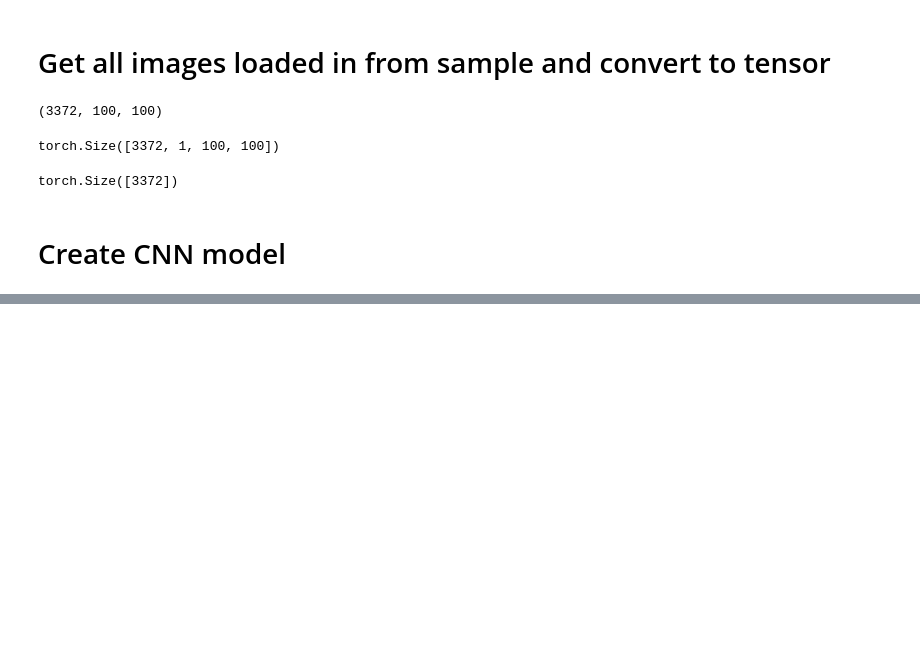
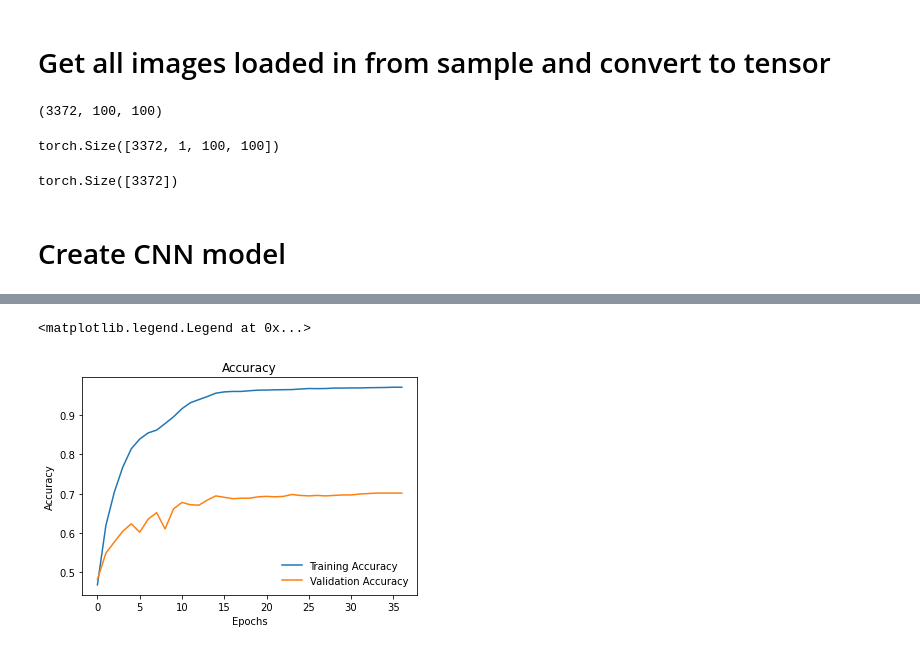
Before and after one commit to maxBruckhaus/clothing-classifier, a Jupyter notebook: FinalModel.ipynb, the cells around one changed output, grey strips where cells are left out. Cells and saved outputs as stored; diff of their text form; code cells hidden in the pictures; blank space fills up the shorter version.

```diff
--- a/FinalModel.ipynb
+++ b/FinalModel.ipynb
@@ -126,24 +126,28 @@ class ConvNN(nn.Module):
         self.cnn_layers = nn.Sequential (
             # Conv 1
             nn.Conv2d(1, 64, kernel_size=5, stride=1, padding=2),   # output = 100 x 100 x 512
+            nn.ReLU(inplace=True),
             nn.BatchNorm2d(64),
-            nn.ReLU(inplace=True),
             nn.MaxPool2d(kernel_size=2, stride=2),                   # 50 x 50 x 512
+            nn.Dropout(),
             # Conv 2
             nn.Conv2d(64, 128, kernel_size=5, stride=1, padding=2),
+            nn.ReLU(inplace=True),
             nn.BatchNorm2d(128),
-            nn.ReLU(inplace=True),
             nn.MaxPool2d(kernel_size=2, stride=2),                   # 25 X 25 X 512
+            nn.Dropout(),
             # Conv 3
             nn.Conv2d(128, 256, kernel_size=3, stride=1, padding=1),
+            nn.ReLU(inplace=True),
             nn.BatchNorm2d(256),
-            nn.ReLU(inplace=True),
             nn.MaxPool2d(kernel_size=2, stride=2),                   # 12 X 12 X 512
+            nn.Dropout(),
             # Conv 4
             nn.Conv2d(256, 512, kernel_size=3, stride=1, padding=1),
+            nn.ReLU(inplace=True),
             nn.BatchNorm2d(512),
-            nn.ReLU(inplace=True),
             nn.MaxPool2d(kernel_size=2, stride=2),                   # 6 X 6 X 512
+            nn.Dropout()
         )
 
         self.linear_layers = nn.Sequential(
@@ -193,10 +197,10 @@ valid_losses = []
 ALLOWED_DROPS = 3
 drops = ALLOWED_DROPS # how many times would the validation accuracy fall before pulling the plug
 train_acc = []
-valid_acc = []
+valid_acc = [0]
 
 
-epochs = 50
+epochs = 100
 for epoch in range(epochs):
     train_loss = 0.
     valid_loss = 0.
@@ -250,7 +254,6 @@ for epoch in range(epochs):
 
     print('At epoch', epoch, 'loss =', '%.3g'%(train_loss/len(trainloader)), 'train acc=', '%.3g'%(train_correct/train_total), 'valid loss =', '%.3g'%(valid_loss/len(validloader)), 'valid acc =', '%.3g'%(valid_correct/valid_total))
 
-    valid_acc.append(valid_correct/valid_total)
     if valid_acc[-1] <= valid_acc[-2]:
         drops -= 1
         if drops == 0:
@@ -316,7 +341,10 @@ plt.legend(frameon=False)
 # %%
-plt.plot(train_losses, label='Training Accuracy')
-plt.plot(valid_losses, label='Validation Accuracy')
+plt.plot(train_acc, label='Training Accuracy')
+plt.plot(valid_acc[1:], label='Validation Accuracy')
 plt.title("Accuracy")
 plt.xlabel("Epochs")
 plt.ylabel("Accuracy")
 plt.legend(frameon=False)
+# %% [output]
+<matplotlib.legend.Legend at 0x...>
+[figure, added]
```
Also changed, not shown: parts of 5 cells of this notebook.
